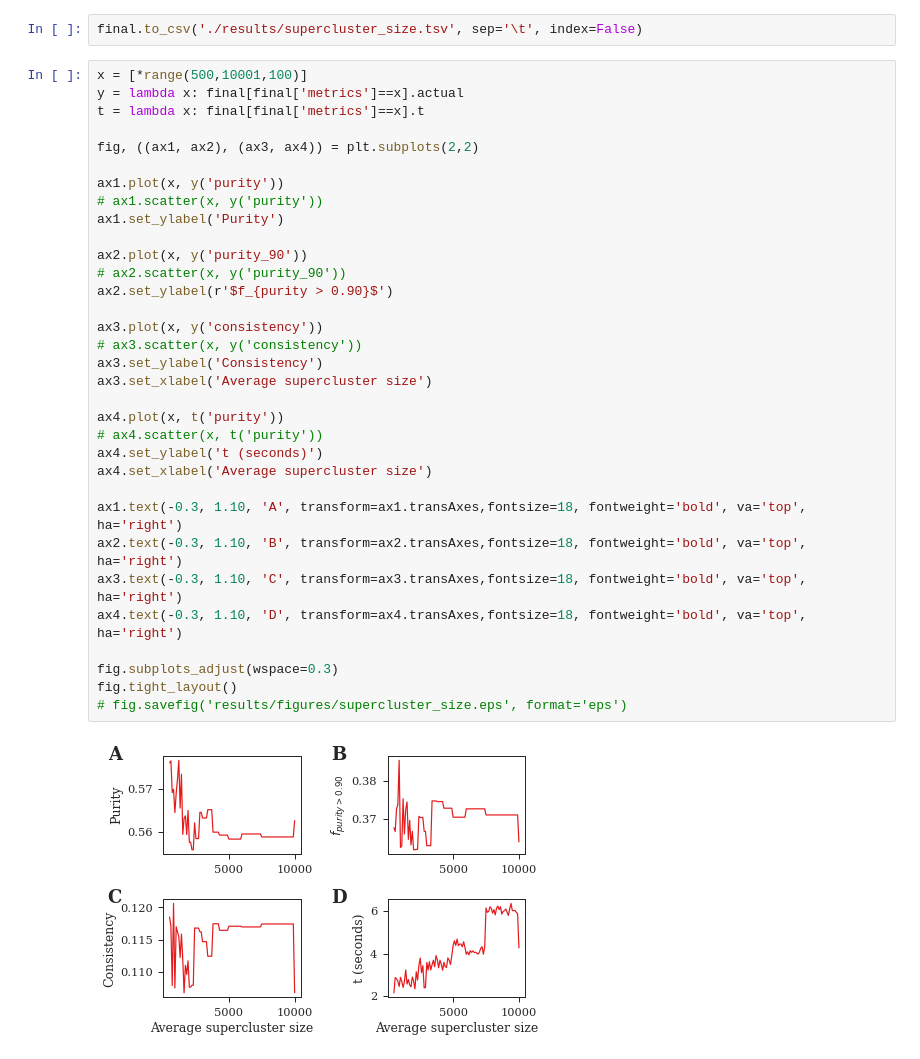
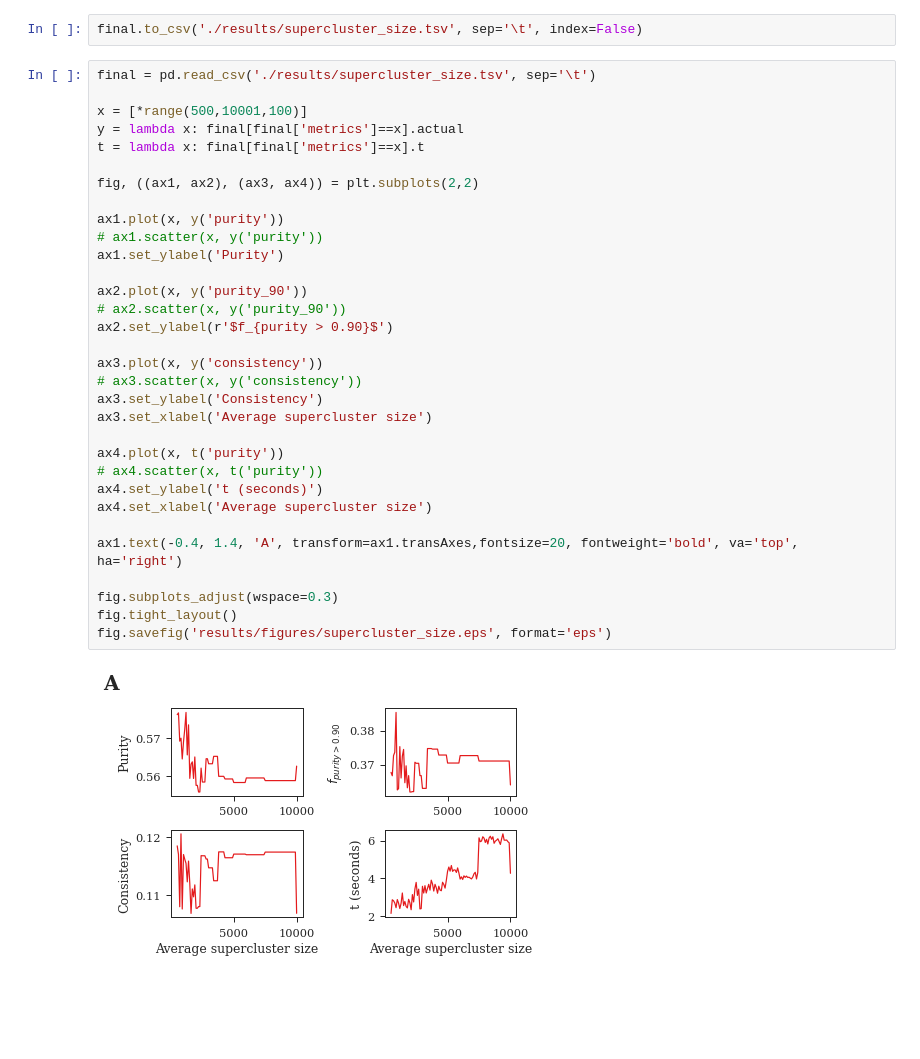
Before and after one commit to svalkiers/clusTCR, a Jupyter notebook: analysis/supercluster_size.ipynb, the cells around one changed output. Saved outputs shown, nothing was run; the diff lists cells and outputs as text; blank space fills up the shorter version.

```diff
--- a/analysis/supercluster_size.ipynb
+++ b/analysis/supercluster_size.ipynb
@@ -72,37 +71,36 @@ See the caveats in the documentation: https://pandas.pydata.org/pandas-docs/stab
 # %%
 final.to_csv('./results/supercluster_size.tsv', sep='\t', index=False)
 # %%
+final = pd.read_csv('./results/supercluster_size.tsv', sep='\t')
+
 x = [*range(500,10001,100)]
 y = lambda x: final[final['metrics']==x].actual
 t = lambda x: final[final['metrics']==x].t
 
 fig, ((ax1, ax2), (ax3, ax4)) = plt.subplots(2,2)
 
 ax1.plot(x, y('purity'))
 # ax1.scatter(x, y('purity'))
 ax1.set_ylabel('Purity')
 
 ax2.plot(x, y('purity_90'))
 # ax2.scatter(x, y('purity_90'))
 ax2.set_ylabel(r'$f_{purity > 0.90}$')
 
 ax3.plot(x, y('consistency'))
 # ax3.scatter(x, y('consistency'))
 ax3.set_ylabel('Consistency')
 ax3.set_xlabel('Average supercluster size')
 
 ax4.plot(x, t('purity'))
 # ax4.scatter(x, t('purity'))
 ax4.set_ylabel('t (seconds)')
 ax4.set_xlabel('Average supercluster size')
 
-ax1.text(-0.3, 1.10, 'A', transform=ax1.transAxes,fontsize=18, fontweight='bold', va='top', ha='right')
-ax2.text(-0.3, 1.10, 'B', transform=ax2.transAxes,fontsize=18, fontweight='bold', va='top', ha='right')
-ax3.text(-0.3, 1.10, 'C', transform=ax3.transAxes,fontsize=18, fontweight='bold', va='top', ha='right')
-ax4.text(-0.3, 1.10, 'D', transform=ax4.transAxes,fontsize=18, fontweight='bold', va='top', ha='right')
+ax1.text(-0.4, 1.4, 'A', transform=ax1.transAxes,fontsize=20, fontweight='bold', va='top', ha='right')
 
 fig.subplots_adjust(wspace=0.3)
 fig.tight_layout()
-# fig.savefig('results/figures/supercluster_size.eps', format='eps')
+fig.savefig('results/figures/supercluster_size.eps', format='eps')
 # %% [output]
-[figure, old version]
+[figure, new version]
```
Also changed, not shown: parts of 1 cell of this notebook, 6 other files.
